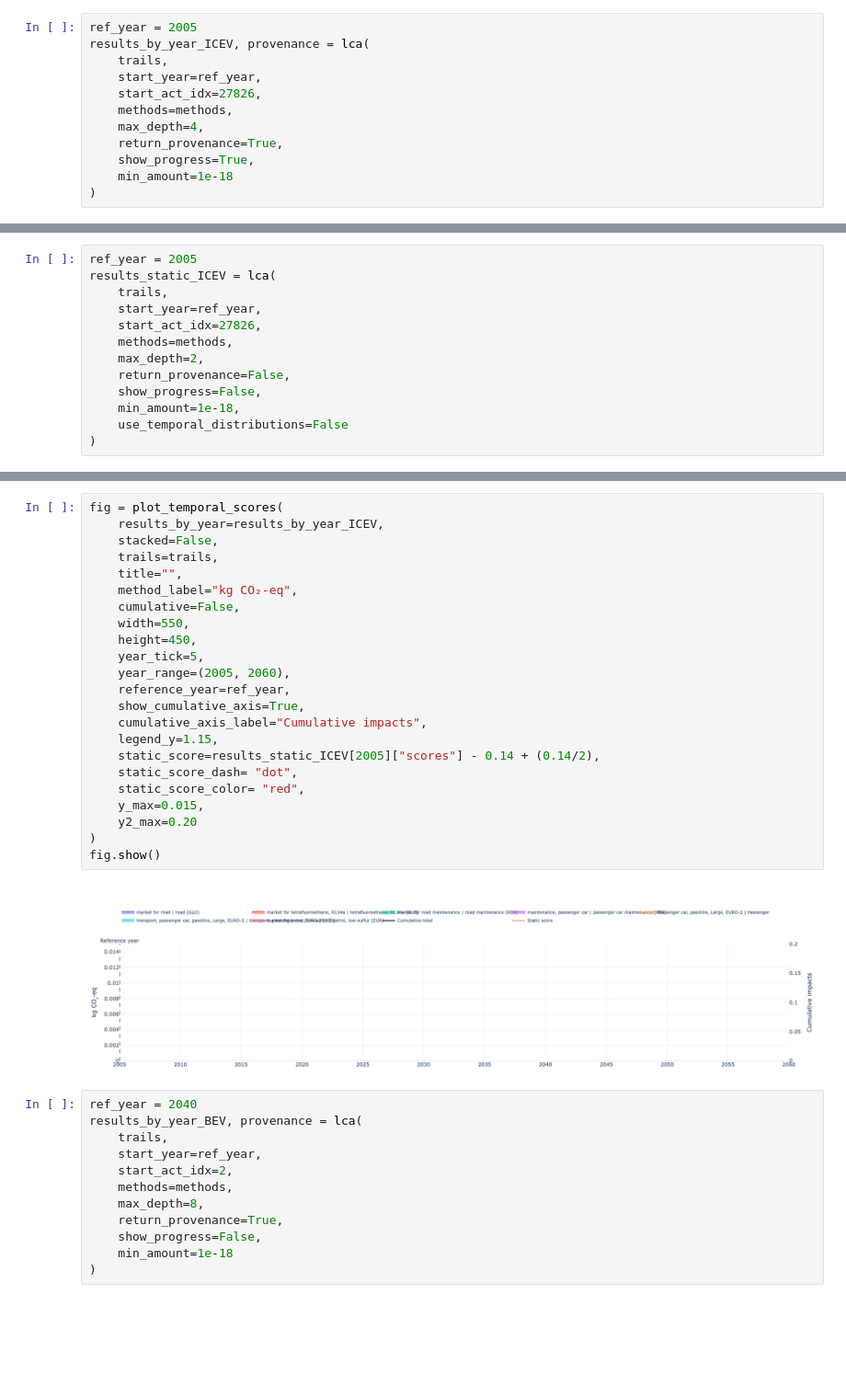
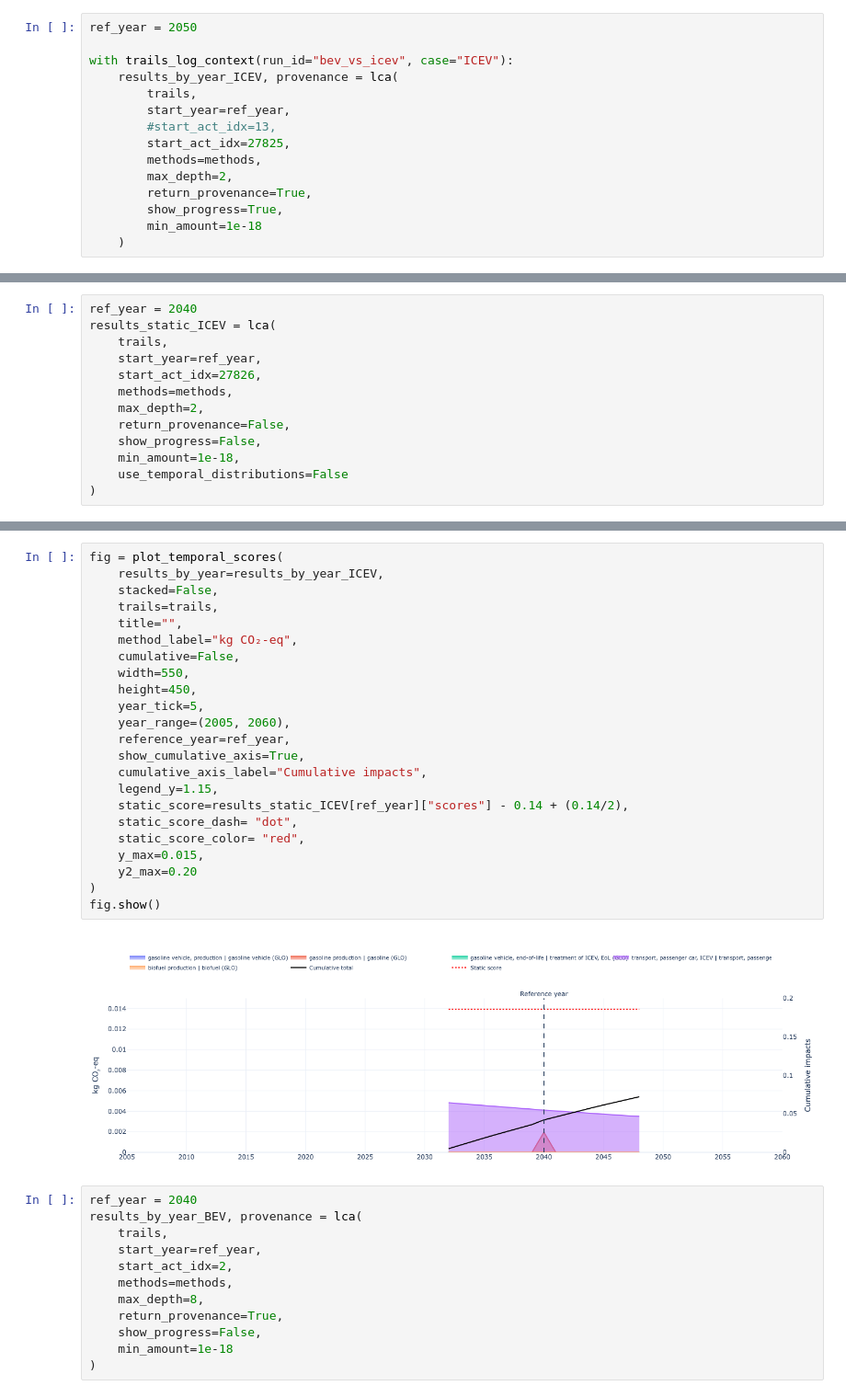
Before and after one commit to Laboratory-for-Energy-Systems-Analysis/trails, a Jupyter notebook: dev/example/dev.ipynb, the cells around one changed output, grey strips where cells are left out. Shown at 92% size. Drawn from its saved outputs; the diff is of its cells as text; blank space fills up the shorter version.

Commit message:
some progress

```diff
--- a/dev/example/dev.ipynb
+++ b/dev/example/dev.ipynb
@@ -15,15 +19,18 @@ Loading matrices from data package          [1/3]
 Loading indices from data package           [2/3]
 Interpolating matrices to annual resolution [3/3]
 # %%
-ref_year = 2005
-results_by_year_ICEV, provenance = lca(
-    trails,
-    start_year=ref_year,
-    start_act_idx=27826,
-    methods=methods,
-    max_depth=4,
-    return_provenance=True,
-    show_progress=True,
-    min_amount=1e-18
-)
+ref_year = 2050
+
+with trails_log_context(run_id="bev_vs_icev", case="ICEV"):
+    results_by_year_ICEV, provenance = lca(
+        trails,
+        start_year=ref_year,
+        #start_act_idx=13,
+        start_act_idx=27825,
+        methods=methods,
+        max_depth=2,
+        return_provenance=True,
+        show_progress=True,
+        min_amount=1e-18
+    )
 # %% [output]
@@ -44,5 +74,5 @@ for act, val in results_by_year_ICEV[2005]["scores_per_root"].items():
 # %%
-ref_year = 2005
+ref_year = 2040
 results_static_ICEV = lca(
     trails,
     start_year=ref_year,
@@ -57,28 +110,28 @@ results_static_ICEV = lca(
 # %%
 fig = plot_temporal_scores(
     results_by_year=results_by_year_ICEV,
     stacked=False,
     trails=trails,
     title="",
     method_label="kg CO₂-eq",
     cumulative=False,
     width=550,
     height=450,
     year_tick=5,
     year_range=(2005, 2060),
     reference_year=ref_year,
     show_cumulative_axis=True,
     cumulative_axis_label="Cumulative impacts",
     legend_y=1.15,
-    static_score=results_static_ICEV[2005]["scores"] - 0.14 + (0.14/2),
+    static_score=results_static_ICEV[ref_year]["scores"] - 0.14 + (0.14/2),
     static_score_dash= "dot",
     static_score_color= "red",
     y_max=0.015,
     y2_max=0.20
 )
 fig.show()
 # %% [output]
-[figure, old version]
+[figure, new version]
 # %%
 ref_year = 2040
 results_by_year_BEV, provenance = lca(
```
Also changed, not shown: parts of 12 cells of this notebook, 10 other files.
